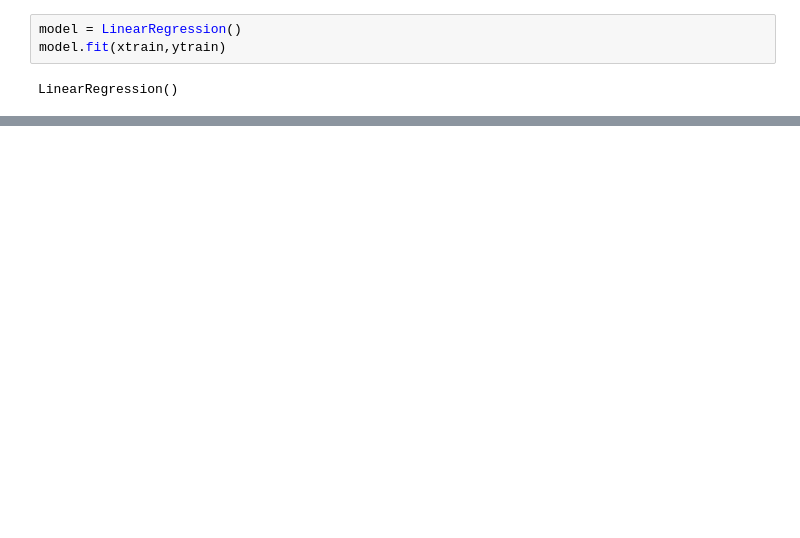
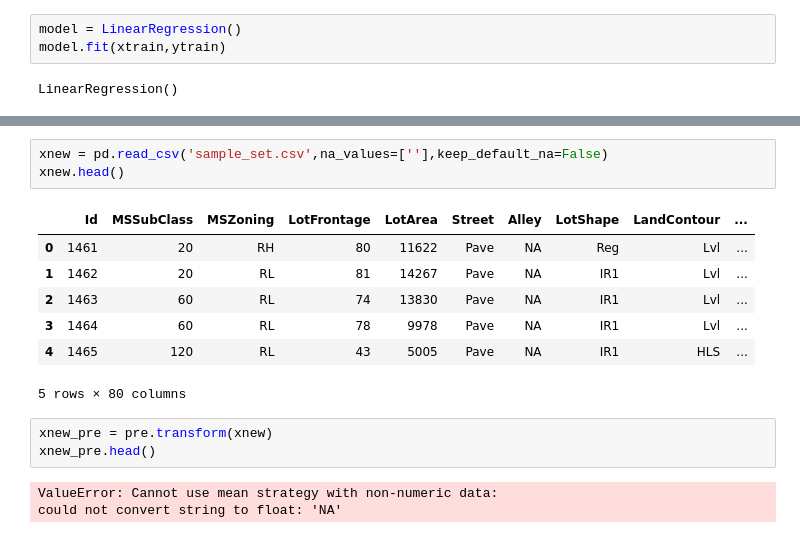
Before and after one commit to sindhura-nk/ML-model-for-House-SalePrice, a Jupyter notebook: House SalePrice Ridge-L2 Regularisation.ipynb, the cells around one changed output, grey strips where cells are left out. Cells and saved outputs as stored; diff of their text form; blank space fills up the shorter version.

```diff
--- a/House SalePrice FeatureSelection.ipynb
+++ b/House SalePrice Ridge-L2 Regularisation.ipynb
@@ -418,0 +257,17 @@ adjr2(model2,xtrain1,ytrain1)
+# %%
+xnew = pd.read_csv('sample_set.csv',na_values=[''],keep_default_na=False)
+xnew.head()
+# %% [output]
+|  | Id | MSSubClass | MSZoning | LotFrontage | LotArea | Street | Alley | LotShape | LandContour | ... |
+| 0 | 1461 | 20 | RH | 80 | 11622 | Pave | NA | Reg | Lvl | ... |
+| 1 | 1462 | 20 | RL | 81 | 14267 | Pave | NA | IR1 | Lvl | ... |
+| 2 | 1463 | 60 | RL | 74 | 13830 | Pave | NA | IR1 | Lvl | ... |
+| 3 | 1464 | 60 | RL | 78 | 9978 | Pave | NA | IR1 | Lvl | ... |
+| 4 | 1465 | 120 | RL | 43 | 5005 | Pave | NA | IR1 | HLS | ... |
+5 rows × 80 columns
+# %%
+xnew_pre = pre.transform(xnew)
+xnew_pre.head()
+# %% [output]
+ValueError: Cannot use mean strategy with non-numeric data:
+could not convert string to float: 'NA'
```
Also changed, not shown: parts of 86 cells of this notebook, 1 other file.
